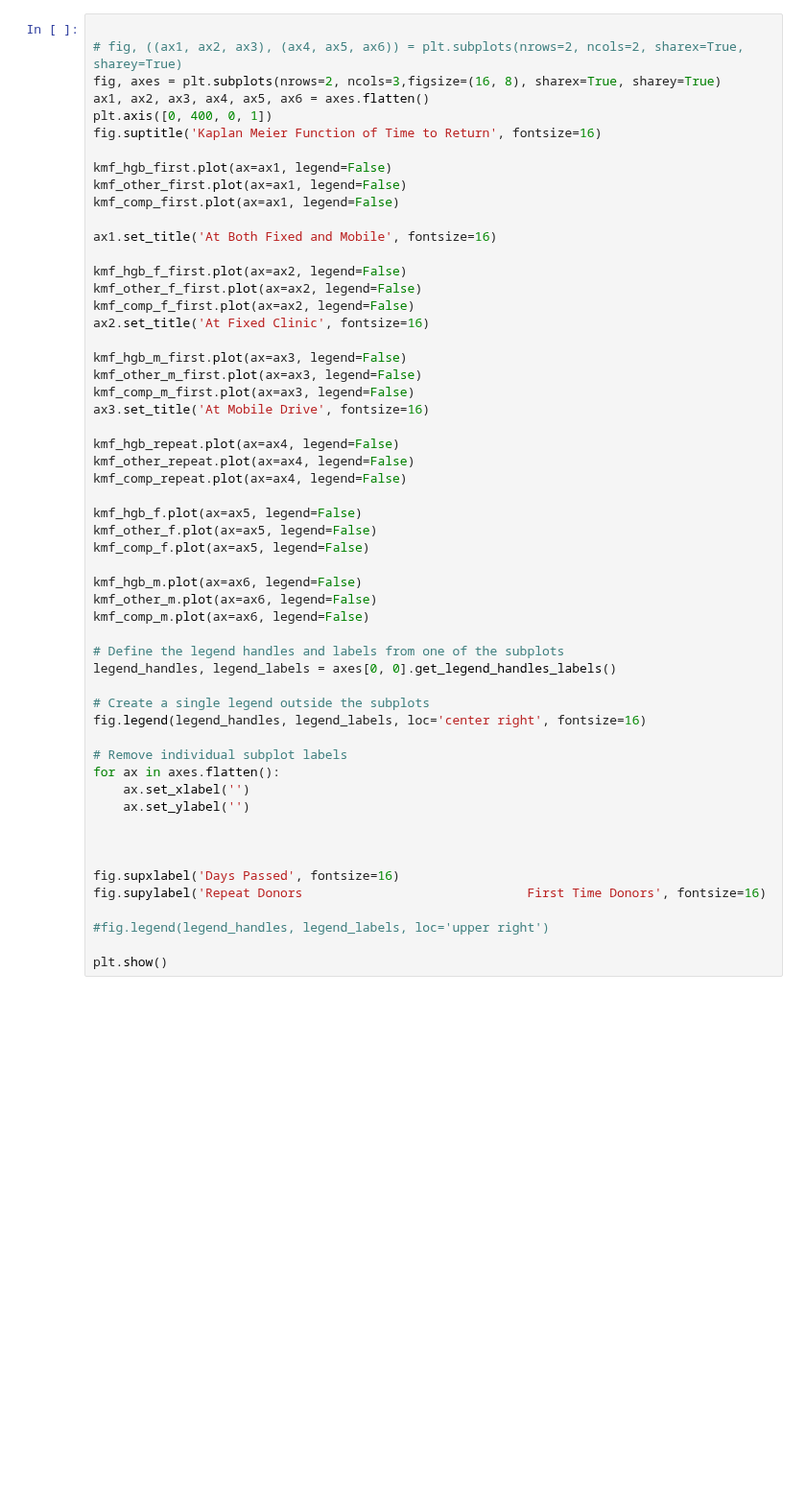
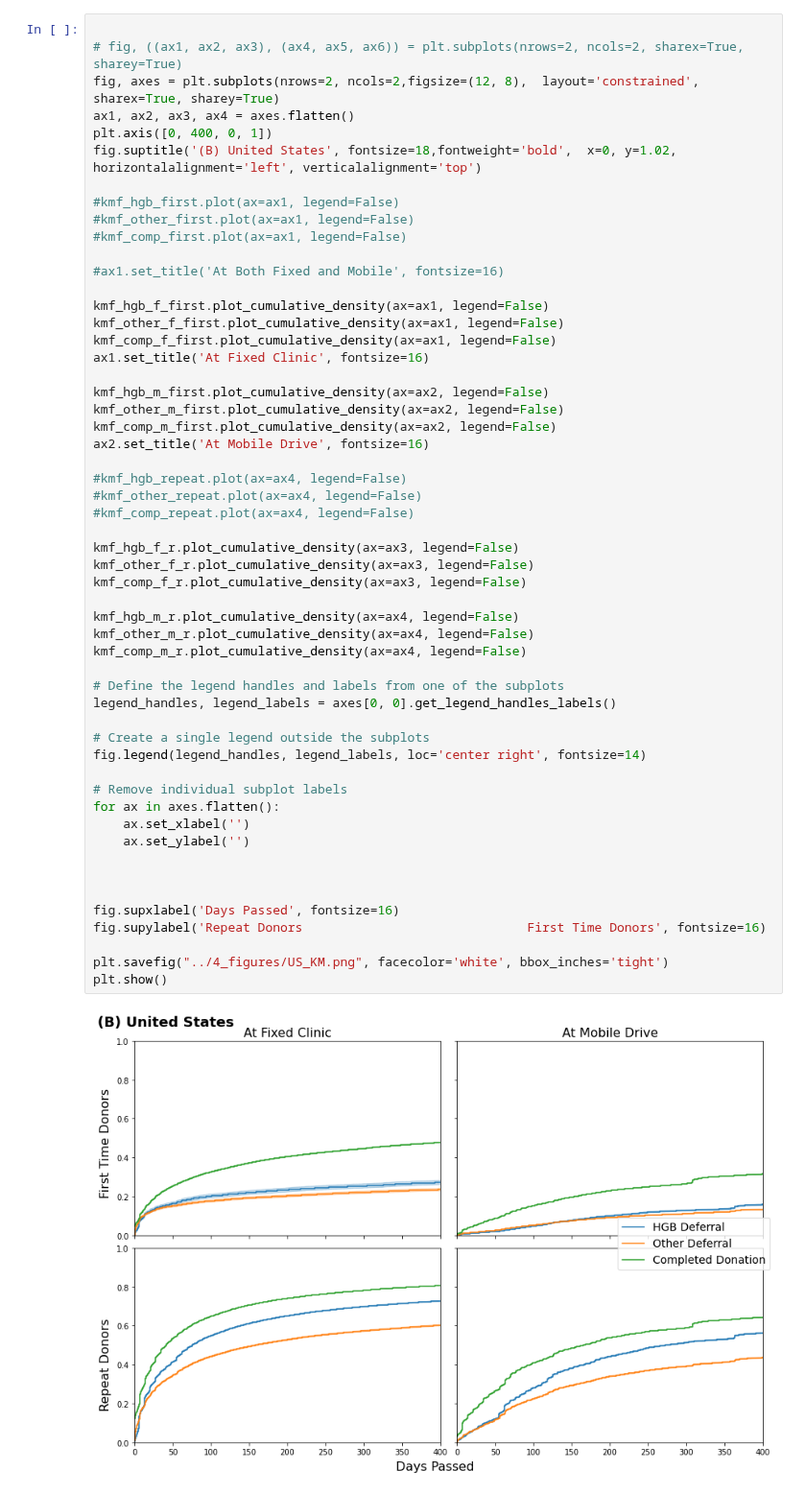
Before and after one commit to altonrus/donor-return-dynamics, a Jupyter notebook: 2_scripts/02_2_kaplan_meier(vitalant).ipynb, the cells around one changed output. Shown at 96% size. Saved outputs shown, nothing was run; the diff lists cells and outputs as text; blank space fills up the shorter version.

```diff
--- a/2_scripts/02_2_kaplan_meier(vitalant).ipynb
+++ b/2_scripts/02_2_kaplan_meier(vitalant).ipynb
@@ -272,58 +330,59 @@ kmfcomp_last_first.fit(durations =  lastcomp_first["time_to_return"],event_obser
 # %%
 
 # fig, ((ax1, ax2, ax3), (ax4, ax5, ax6)) = plt.subplots(nrows=2, ncols=2, sharex=True, sharey=True)
-fig, axes = plt.subplots(nrows=2, ncols=3,figsize=(16, 8), sharex=True, sharey=True)
-ax1, ax2, ax3, ax4, ax5, ax6 = axes.flatten()
+fig, axes = plt.subplots(nrows=2, ncols=2,figsize=(12, 8),  layout='constrained', sharex=True, sharey=True)
+ax1, ax2, ax3, ax4 = axes.flatten()
 plt.axis([0, 400, 0, 1])
-fig.suptitle('Kaplan Meier Function of Time to Return', fontsize=16)
+fig.suptitle('(B) United States', fontsize=18,fontweight='bold',  x=0, y=1.02, horizontalalignment='left', verticalalignment='top')
 
-kmf_hgb_first.plot(ax=ax1, legend=False)
-kmf_other_first.plot(ax=ax1, legend=False)
-kmf_comp_first.plot(ax=ax1, legend=False)
+#kmf_hgb_first.plot(ax=ax1, legend=False)
+#kmf_other_first.plot(ax=ax1, legend=False)
+#kmf_comp_first.plot(ax=ax1, legend=False)
 
-ax1.set_title('At Both Fixed and Mobile', fontsize=16)
+#ax1.set_title('At Both Fixed and Mobile', fontsize=16)
 
-kmf_hgb_f_first.plot(ax=ax2, legend=False)
-kmf_other_f_first.plot(ax=ax2, legend=False)
-kmf_comp_f_first.plot(ax=ax2, legend=False)
-ax2.set_title('At Fixed Clinic', fontsize=16)
+kmf_hgb_f_first.plot_cumulative_density(ax=ax1, legend=False)
+kmf_other_f_first.plot_cumulative_density(ax=ax1, legend=False)
+kmf_comp_f_first.plot_cumulative_density(ax=ax1, legend=False)
+ax1.set_title('At Fixed Clinic', fontsize=16)
 
-kmf_hgb_m_first.plot(ax=ax3, legend=False)
-kmf_other_m_first.plot(ax=ax3, legend=False)
-kmf_comp_m_first.plot(ax=ax3, legend=False)
-ax3.set_title('At Mobile Drive', fontsize=16)
+kmf_hgb_m_first.plot_cumulative_density(ax=ax2, legend=False)
+kmf_other_m_first.plot_cumulative_density(ax=ax2, legend=False)
+kmf_comp_m_first.plot_cumulative_density(ax=ax2, legend=False)
+ax2.set_title('At Mobile Drive', fontsize=16)
 
-kmf_hgb_repeat.plot(ax=ax4, legend=False)
-kmf_other_repeat.plot(ax=ax4, legend=False)
-kmf_comp_repeat.plot(ax=ax4, legend=False)
+#kmf_hgb_repeat.plot(ax=ax4, legend=False)
+#kmf_other_repeat.plot(ax=ax4, legend=False)
+#kmf_comp_repeat.plot(ax=ax4, legend=False)
 
-kmf_hgb_f.plot(ax=ax5, legend=False)
-kmf_other_f.plot(ax=ax5, legend=False)
-kmf_comp_f.plot(ax=ax5, legend=False)
+kmf_hgb_f_r.plot_cumulative_density(ax=ax3, legend=False)
+kmf_other_f_r.plot_cumulative_density(ax=ax3, legend=False)
+kmf_comp_f_r.plot_cumulative_density(ax=ax3, legend=False)
 
-kmf_hgb_m.plot(ax=ax6, legend=False)
-kmf_other_m.plot(ax=ax6, legend=False)
-kmf_comp_m.plot(ax=ax6, legend=False)
+kmf_hgb_m_r.plot_cumulative_density(ax=ax4, legend=False)
+kmf_other_m_r.plot_cumulative_density(ax=ax4, legend=False)
+kmf_comp_m_r.plot_cumulative_density(ax=ax4, legend=False)
 
 # Define the legend handles and labels from one of the subplots
 legend_handles, legend_labels = axes[0, 0].get_legend_handles_labels()
 
 # Create a single legend outside the subplots
-fig.legend(legend_handles, legend_labels, loc='center right', fontsize=16)
+fig.legend(legend_handles, legend_labels, loc='center right', fontsize=14)
 
 # Remove individual subplot labels
 for ax in axes.flatten():
     ax.set_xlabel('')
     ax.set_ylabel('')
 
 
 
 fig.supxlabel('Days Passed', fontsize=16)
 fig.supylabel('Repeat Donors                              First Time Donors', fontsize=16)
 
-#fig.legend(legend_handles, legend_labels, loc='upper right')
-
+plt.savefig("../4_figures/US_KM.png", facecolor='white', bbox_inches='tight')
 plt.show()
+# %% [output]
+[figure, added]
 # %%
 # fig, ((ax1, ax2, ax3), (ax4, ax5, ax6)) = plt.subplots(nrows=2, ncols=2, sharex=True, sharey=True)
 plt.figure()
```
Also changed, not shown: parts of 17 cells of this notebook, 52 other files.
